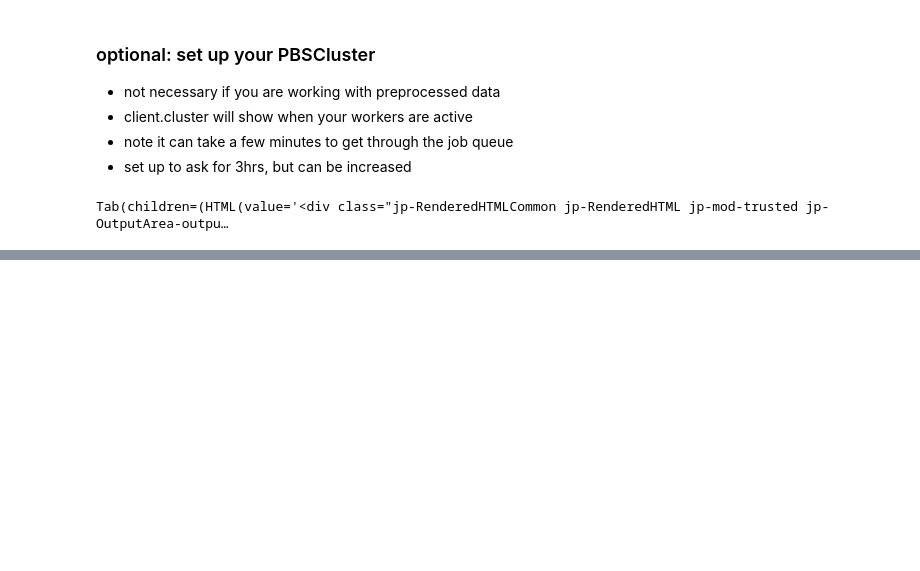
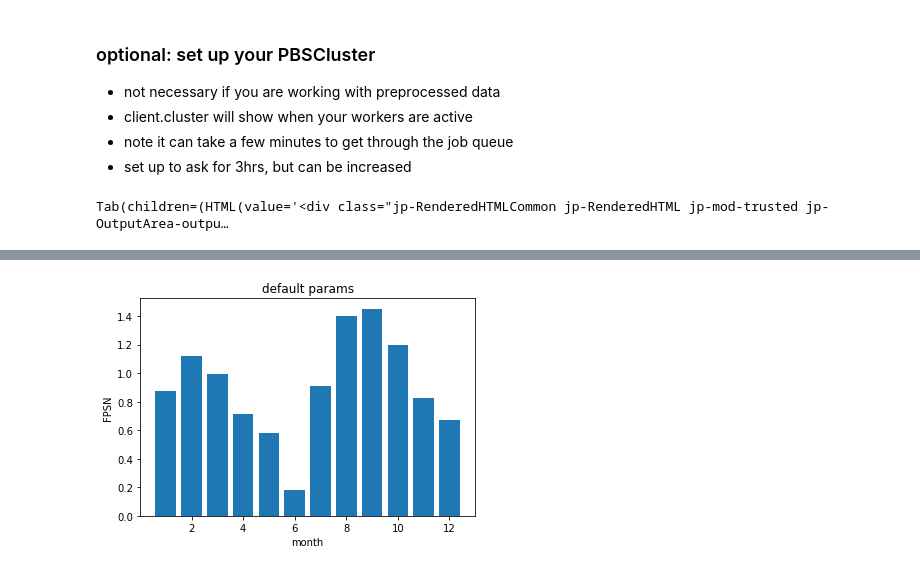
Before and after one commit to djk2120/ppe_tools, a Jupyter notebook: analysis/mpj.ipynb, the cells around one changed output, grey strips where cells are left out. Cells and saved outputs as stored; diff of their text form; code cells hidden in the pictures; blank space fills up the shorter version.

```diff
--- a/analysis/mpj.ipynb
+++ b/analysis/mpj.ipynb
@@ -88,0 +142,8 @@ plotter(x)
+# %%
+seas = ds.FPSN.isel(ens=0).groupby('time.month').mean().compute()
+plt.bar(1+np.arange(12),seas)
+plt.xlabel('month')
+plt.ylabel('FPSN')
+plt.title('default params');
+# %% [output]
+[figure, added]
```
Also changed, not shown: parts of 12 cells of this notebook.
